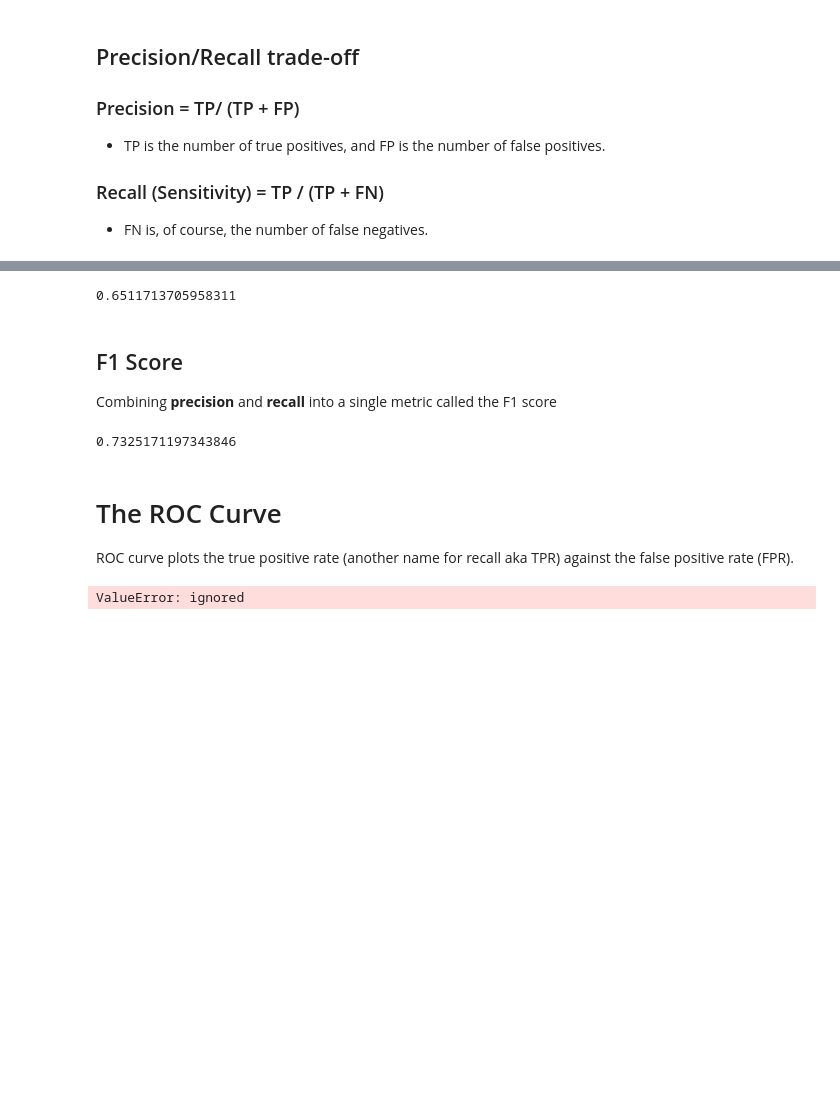
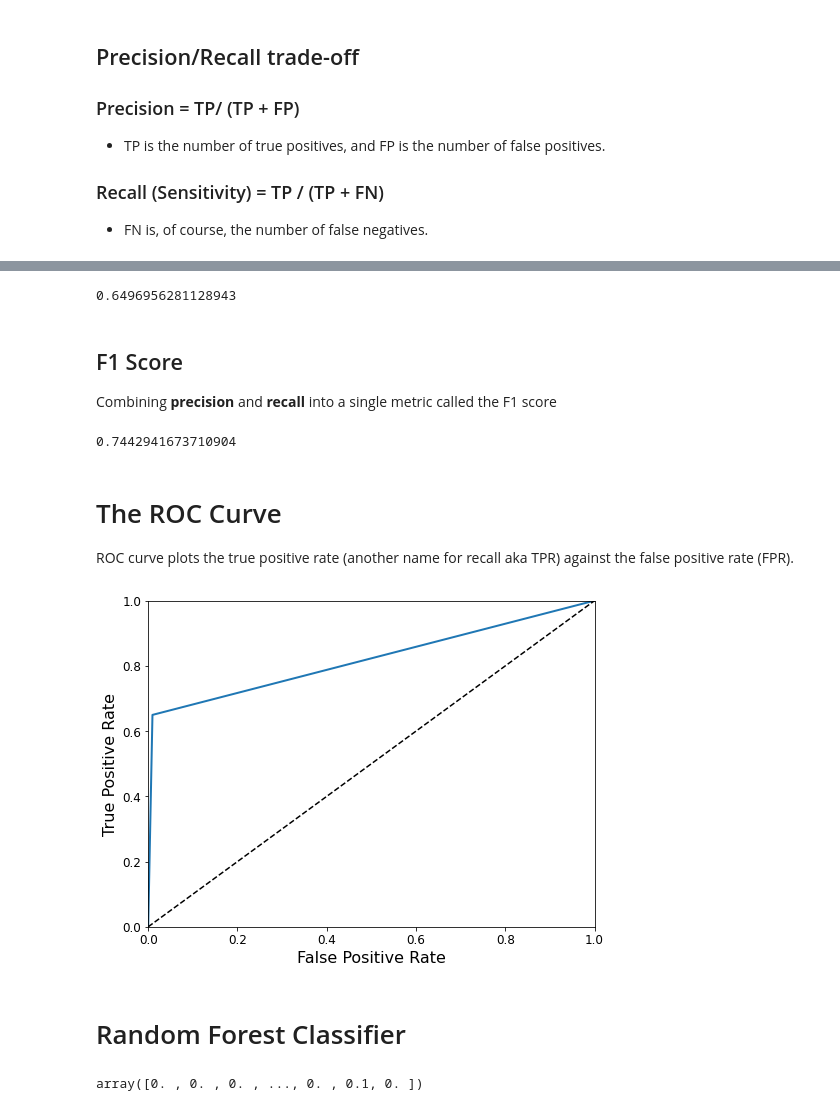
Before and after one commit to twyunting/DATA-642_Advanced_Machine_Learning, a Jupyter notebook: Labs/Lab1.ipynb, the cells around one changed output, grey strips where cells are left out. Cells and saved outputs as stored; diff of their text form; code cells hidden in the pictures; blank space fills up the shorter version.

Commit message:
print_PDF

```diff
--- a/Labs/Lab1.ipynb
+++ b/Labs/Lab1.ipynb
@@ -101,3 +111,7 @@ numpy.ndarray
 # create a training and testing set
 # The MNIST dataset is actually already split into a training set (the first 60,000 images) and a test set (the last 10,000 images), so:
 X_train, X_test, y_train, y_test = X[:60000], X[60000:], y[:60000], y[60000:]
+shuffle_index = np.random.permutation(60000)
+#print(shuffle_index)
+X_train, y_train = X_train[shuffle_index], y_train[shuffle_index]
+print(X_train)
@@ -110,6 +138,6 @@ print(y_train_5)
 # %%
 from sklearn.linear_model import SGDClassifier
-sgd_clf = SGDClassifier(random_state = 42) # reproducible results so set a random_state
+sgd_clf = SGDClassifier(max_iter = 5, tol = -np.infty, random_state = 42) # reproducible results so set a random_state
 sgd_clf.fit(X_train, y_train_5)
 # %% [output]
 SGDClassifier(alpha=0.0001, average=False, class_weight=None,
@@ -173,7 +201,7 @@ sklearn.metrics.precision_score(y_train_5, y_train_pred) # equal to 4096 / (4096
 # Recall
 sklearn.metrics.recall_score(y_train_5, y_train_pred) # equal to 4096 / (4096 + 1325)
 # %% [output]
-0.6511713705958311
+0.6496956281128943
 # %% [markdown]
 ## F1 Score
 
@@ -181,12 +209,24 @@ Combining **precision** and **recall** into a single metric called the F1 score
 # %%
 sklearn.metrics.f1_score(y_train_5, y_train_pred)
 # %% [output]
-0.7325171197343846
+0.7442941673710904
 # %% [markdown]
 # The ROC Curve
 ROC curve plots the true positive rate (another name for recall aka TPR) against the false positive rate (FPR).
 # %%
 from sklearn.metrics import roc_curve
-# fpr, tpr, thresholds = roc_curve(y_train_5, y_scores)
+fpr, tpr, thresholds = roc_curve(y_train_5, y_train_pred)
-# %% [output]
-ValueError: ignored
+# %%
+def plot_roc_curve(fpr, tpr, label=None):
+  plt.plot(fpr, tpr, linewidth=2, label=label)
+  plt.plot([0, 1], [0, 1], 'k--')
+  plt.axis([0, 1, 0, 1])
+  plt.xlabel('False Positive Rate', fontsize=16)
+  plt.ylabel('True Positive Rate', fontsize=16)
+plt.figure(figsize=(8, 6))
+plot_roc_curve(fpr, tpr)
+plt.show()
+# %% [output]
+[figure, added]
+# %% [markdown]
+# Random Forest Classifier
@@ -192,0 +237,4 @@ ValueError: ignored
+# %%
+y_probas_forest[:,1] # take all the row and only the second column
+# %% [output]
+array([0. , 0. , 0. , ..., 0. , 0.1, 0. ])
```
Also changed, not shown: parts of 16 cells of this notebook, 2 other files.
